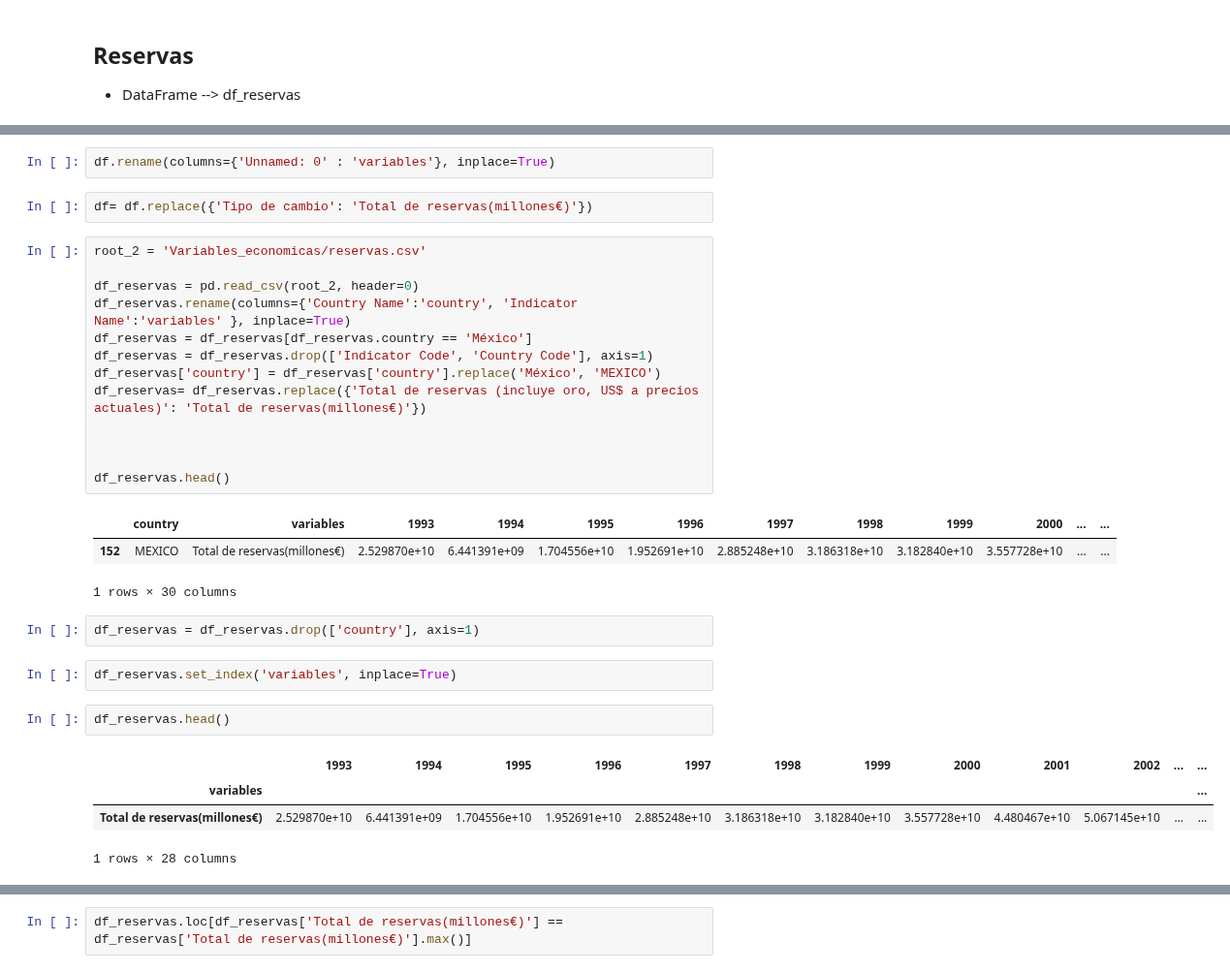
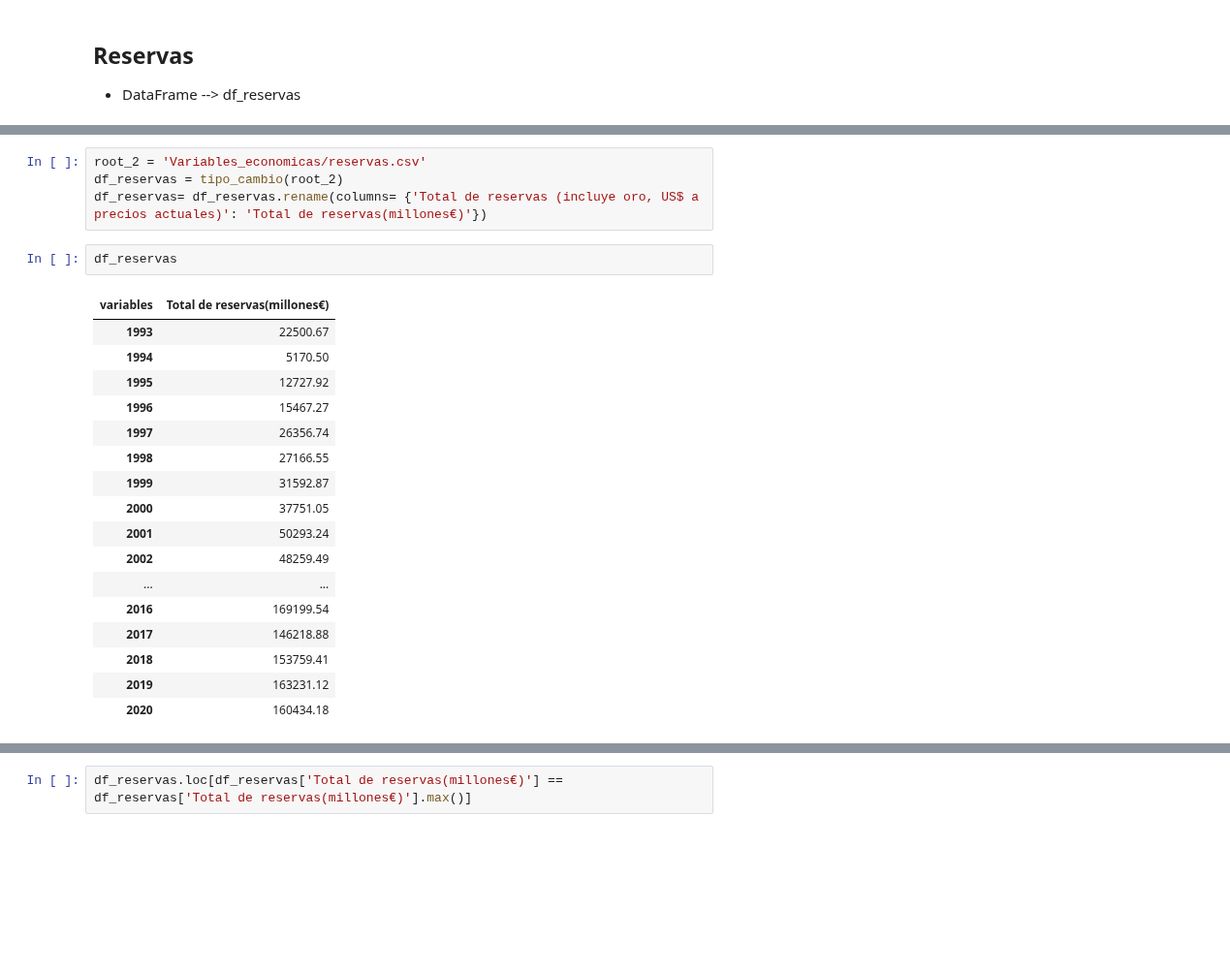
Before and after one commit to Afri-cola/Kschool-TFM, a Jupyter notebook: Edit_reservas.ipynb, the cells around one changed output, grey strips where cells are left out. Shown at 97% size. Saved outputs shown, nothing was run; the diff lists cells and outputs as text; blank space fills up the shorter version.

Commit message:
variable

```diff
--- a/Edit_reservas.ipynb
+++ b/Edit_reservas.ipynb
@@ -46,32 +12,24 @@ df.head()
-# %%
-df.rename(columns={'Unnamed: 0' : 'variables'}, inplace=True)
-# %%
-df= df.replace({'Tipo de cambio': 'Total de reservas(millones€)'})
 # %%
 root_2 = 'Variables_economicas/reservas.csv'
-
-df_reservas = pd.read_csv(root_2, header=0)
-df_reservas.rename(columns={'Country Name':'country', 'Indicator Name':'variables' }, inplace=True)
-df_reservas = df_reservas[df_reservas.country == 'México']
-df_reservas = df_reservas.drop(['Indicator Code', 'Country Code'], axis=1)
-df_reservas['country'] = df_reservas['country'].replace('México', 'MEXICO')
-df_reservas= df_reservas.replace({'Total de reservas (incluye oro, US$ a precios actuales)': 'Total de reservas(millones€)'})
-
-
-
-df_reservas.head()
+df_reservas = tipo_cambio(root_2)
+df_reservas= df_reservas.rename(columns= {'Total de reservas (incluye oro, US$ a precios actuales)': 'Total de reservas(millones€)'})
-# %% [output]
-|  | country | variables | 1993 | 1994 | 1995 | 1996 | 1997 | 1998 | 1999 | 2000 | ... | ... |
-| 152 | MEXICO | Total de reservas(millones€) | 2.529870e+10 | 6.441391e+09 | 1.704556e+10 | 1.952691e+10 | 2.885248e+10 | 3.186318e+10 | 3.182840e+10 | 3.557728e+10 | ... | ... |
-1 rows × 30 columns
-# %%
-df_reservas = df_reservas.drop(['country'], axis=1)
-# %%
-df_reservas.set_index('variables', inplace=True)
 # %%
-df_reservas.head()
+df_reservas
 # %% [output]
-|  | 1993 | 1994 | 1995 | 1996 | 1997 | 1998 | 1999 | 2000 | 2001 | 2002 | ... | ... |
-| variables |  |  |  |  |  |  |  |  |  |  |  | ... |
-| Total de reservas(millones€) | 2.529870e+10 | 6.441391e+09 | 1.704556e+10 | 1.952691e+10 | 2.885248e+10 | 3.186318e+10 | 3.182840e+10 | 3.557728e+10 | 4.480467e+10 | 5.067145e+10 | ... | ... |
+| variables | Total de reservas(millones€) |
+| 1993 | 22500.67 |
+| 1994 | 5170.50 |
+| 1995 | 12727.92 |
+| 1996 | 15467.27 |
+| 1997 | 26356.74 |
+| 1998 | 27166.55 |
+| 1999 | 31592.87 |
+| 2000 | 37751.05 |
+| 2001 | 50293.24 |
+| 2002 | 48259.49 |
+| ... | ... |
+| 2016 | 169199.54 |
+| 2017 | 146218.88 |
+| 2018 | 153759.41 |
+| 2019 | 163231.12 |
+| 2020 | 160434.18 |
-1 rows × 28 columns
```
Also changed, not shown: parts of 15 cells of this notebook.
